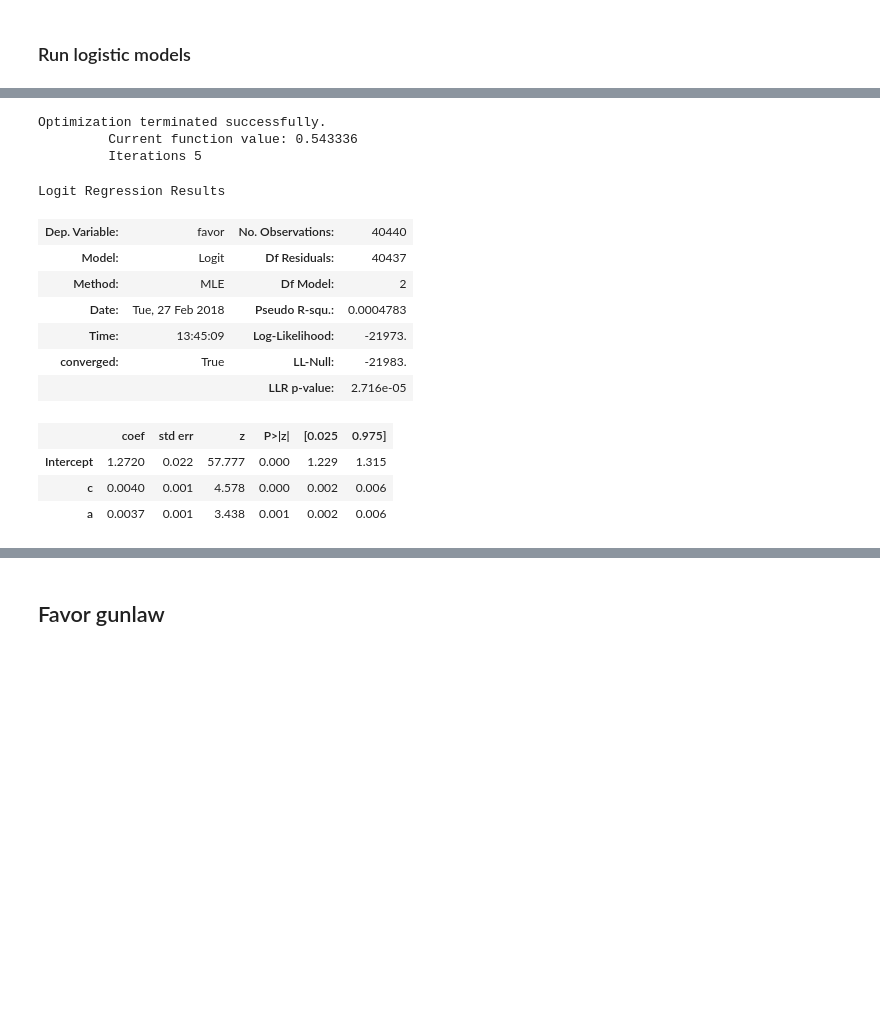
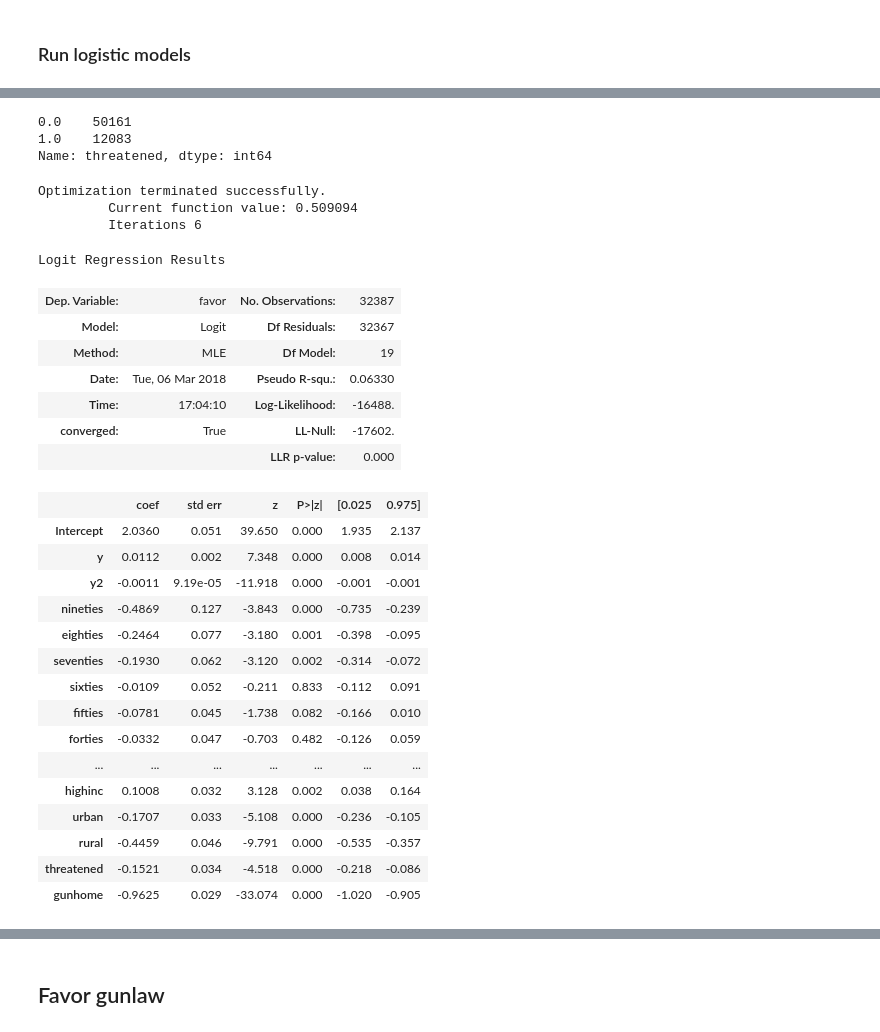
Before and after one commit to AllenDowney/GssReligion, a Jupyter notebook: gss_gun.ipynb, the cells around one changed output, grey strips where cells are left out. Cells and saved outputs as stored; diff of their text form; code cells hidden in the pictures; blank space fills up the shorter version.

```diff
--- a/gss_gun.ipynb
+++ b/gss_gun.ipynb
@@ -80,0 +256,4 @@ Name: owngun, dtype: int64
+# %%
+varname = 'polviews'
+gss[varname].replace([8, 9, 0], np.nan, inplace=True)
+sum(~gss[varname].isnull())
@@ -219,3 +513,6 @@ utils.values(gss, 'year')
 2014    2529
 2016    2857
 Name: year, dtype: int64
+# %%
+gss['year3'] = utils.RoundIntoBins(gss, 'year', 3, low=0) + 1.5
+utils.values(gss, 'year3')
@@ -221,0 +537,3 @@ Name: year, dtype: int64
+# %%
+gss['age3'] = utils.RoundIntoBins(gss, 'age', 3, low=0) + 1.5
+utils.values(gss, 'age3')
@@ -243,6 +588,0 @@ Create the dependent variables
-# %%
-gss['favor'] = (gss.gunlaw == 1.0).astype(int)
-gss.loc[gss.gunlaw.isnull(), 'favor'] = np.nan
-
-gss['gunhome'] = (gss.owngun == 1.0).astype(int)
-gss.loc[gss.owngun.isnull(), 'gunhome'] = np.nan
@@ -266,20 +675,40 @@ sample.head()
+# %%
+utils.values(sample, 'threatened')
+# %% [output]
+0.0    50161
+1.0    12083
+Name: threatened, dtype: int64
 # %%
-formula = 'favor ~ c + a'
+formula = ('favor ~ y + y2 + nineties + eighties + seventies + sixties + fifties + forties + thirties + '
+           'black + otherrace + conservative + liberal + lowinc + highinc + urban + rural + '
+           'threatened + gunhome ')
 model = smf.logit(formula, data=sample).fit()
 model.summary()
 # %% [output]
 Optimization terminated successfully.
-         Current function value: 0.543336
-         Iterations 5
+         Current function value: 0.509094
+         Iterations 6
 Logit Regression Results
-| Dep. Variable: | favor | No. Observations: | 40440 |
-| Model: | Logit | Df Residuals: | 40437 |
-| Method: | MLE | Df Model: | 2 |
-| Date: | Tue, 27 Feb 2018 | Pseudo R-squ.: | 0.0004783 |
-| Time: | 13:45:09 | Log-Likelihood: | -21973. |
-| converged: | True | LL-Null: | -21983. |
-|  |  | LLR p-value: | 2.716e-05 |
+| Dep. Variable: | favor | No. Observations: | 32387 |
+| Model: | Logit | Df Residuals: | 32367 |
+| Method: | MLE | Df Model: | 19 |
+| Date: | Tue, 06 Mar 2018 | Pseudo R-squ.: | 0.06330 |
+| Time: | 17:04:10 | Log-Likelihood: | -16488. |
+| converged: | True | LL-Null: | -17602. |
+|  |  | LLR p-value: | 0.000 |
 |  | coef | std err | z | P>|z| | [0.025 | 0.975] |
-| Intercept | 1.2720 | 0.022 | 57.777 | 0.000 | 1.229 | 1.315 |
-| c | 0.0040 | 0.001 | 4.578 | 0.000 | 0.002 | 0.006 |
-| a | 0.0037 | 0.001 | 3.438 | 0.001 | 0.002 | 0.006 |
+| Intercept | 2.0360 | 0.051 | 39.650 | 0.000 | 1.935 | 2.137 |
+| y | 0.0112 | 0.002 | 7.348 | 0.000 | 0.008 | 0.014 |
+| y2 | -0.0011 | 9.19e-05 | -11.918 | 0.000 | -0.001 | -0.001 |
+| nineties | -0.4869 | 0.127 | -3.843 | 0.000 | -0.735 | -0.239 |
+| eighties | -0.2464 | 0.077 | -3.180 | 0.001 | -0.398 | -0.095 |
+| seventies | -0.1930 | 0.062 | -3.120 | 0.002 | -0.314 | -0.072 |
+| sixties | -0.0109 | 0.052 | -0.211 | 0.833 | -0.112 | 0.091 |
+| fifties | -0.0781 | 0.045 | -1.738 | 0.082 | -0.166 | 0.010 |
+| forties | -0.0332 | 0.047 | -0.703 | 0.482 | -0.126 | 0.059 |
+| ... | ... | ... | ... | ... | ... | ... |
+| highinc | 0.1008 | 0.032 | 3.128 | 0.002 | 0.038 | 0.164 |
+| urban | -0.1707 | 0.033 | -5.108 | 0.000 | -0.236 | -0.105 |
+| rural | -0.4459 | 0.046 | -9.791 | 0.000 | -0.535 | -0.357 |
+| threatened | -0.1521 | 0.034 | -4.518 | 0.000 | -0.218 | -0.086 |
+| gunhome | -0.9625 | 0.029 | -33.074 | 0.000 | -1.020 | -0.905 |
```
Also changed, not shown: parts of 159 cells of this notebook.
